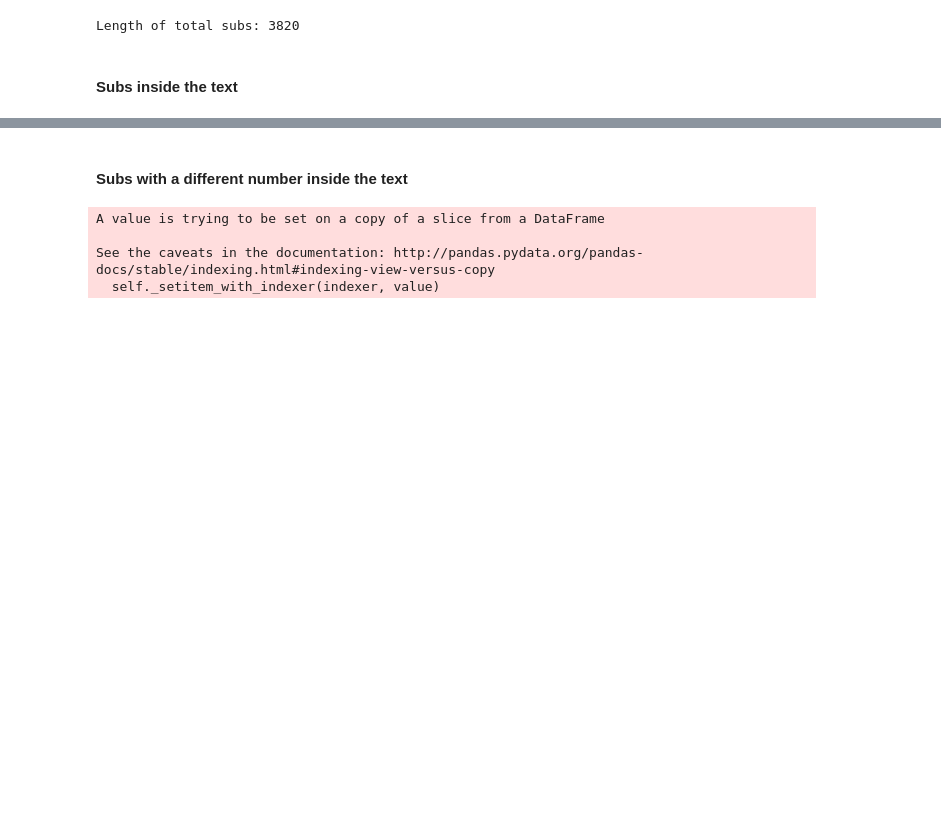
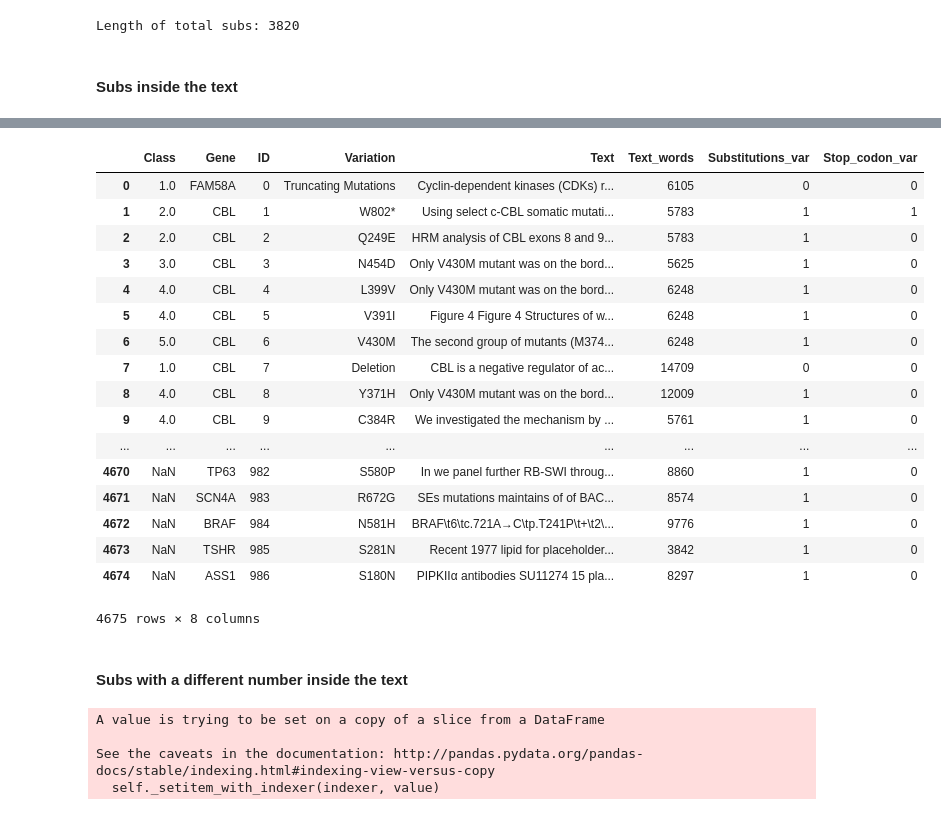
Before and after one commit to Sorelz/Kaggle_MSK, a Jupyter notebook: Window/w_Pre_Processing.ipynb, the cells around one changed output, grey strips where cells are left out. Drawn from its saved outputs; the diff is of its cells as text; code cells hidden in the pictures; blank space fills up the shorter version.

```diff
--- a/Window/w_Pre_Processing.ipynb
+++ b/Window/w_Pre_Processing.ipynb
@@ -231,3 +286,24 @@ NameError: name 'sub_sentences_string' is not defined
+# %%
+data_all
+# %% [output]
+|  | Class | Gene | ID | Variation | Text | Text_words | Substitutions_var | Stop_codon_var |
+| 0 | 1.0 | FAM58A | 0 | Truncating Mutations | Cyclin-dependent kinases (CDKs) r... | 6105 | 0 | 0 |
+| 1 | 2.0 | CBL | 1 | W802* | Using select c-CBL somatic mutati... | 5783 | 1 | 1 |
+| 2 | 2.0 | CBL | 2 | Q249E | HRM analysis of CBL exons 8 and 9... | 5783 | 1 | 0 |
+| 3 | 3.0 | CBL | 3 | N454D | Only V430M mutant was on the bord... | 5625 | 1 | 0 |
+| 4 | 4.0 | CBL | 4 | L399V | Only V430M mutant was on the bord... | 6248 | 1 | 0 |
+| 5 | 4.0 | CBL | 5 | V391I | Figure 4 Figure 4 Structures of w... | 6248 | 1 | 0 |
+| 6 | 5.0 | CBL | 6 | V430M | The second group of mutants (M374... | 6248 | 1 | 0 |
+| 7 | 1.0 | CBL | 7 | Deletion | CBL is a negative regulator of ac... | 14709 | 0 | 0 |
+| 8 | 4.0 | CBL | 8 | Y371H | Only V430M mutant was on the bord... | 12009 | 1 | 0 |
+| 9 | 4.0 | CBL | 9 | C384R | We investigated the mechanism by ... | 5761 | 1 | 0 |
+| ... | ... | ... | ... | ... | ... | ... | ... | ... |
+| 4670 | NaN | TP63 | 982 | S580P | In we panel further RB-SWI throug... | 8860 | 1 | 0 |
+| 4671 | NaN | SCN4A | 983 | R672G | SEs mutations maintains of of BAC... | 8574 | 1 | 0 |
+| 4672 | NaN | BRAF | 984 | N581H | BRAF\t6\tc.721A→C\tp.T241P\t+\t2\... | 9776 | 1 | 0 |
+| 4673 | NaN | TSHR | 985 | S281N | Recent 1977 lipid for placeholder... | 3842 | 1 | 0 |
+| 4674 | NaN | ASS1 | 986 | S180N | PIPKIIα antibodies SU11274 15 pla... | 8297 | 1 | 0 |
+4675 rows × 8 columns
 # %% [markdown]
 #### Subs with a different number inside the text
 # %%
```
Also changed, not shown: parts of 11 cells of this notebook.
